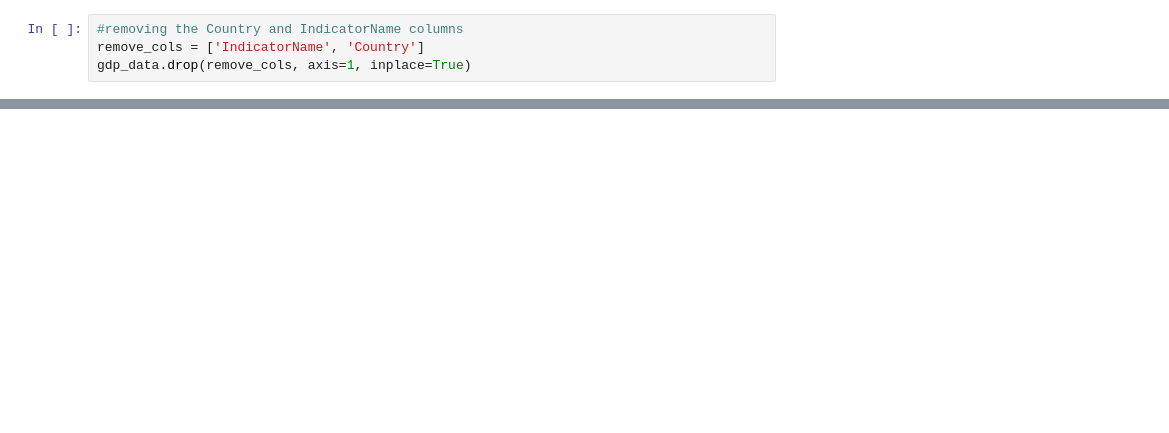
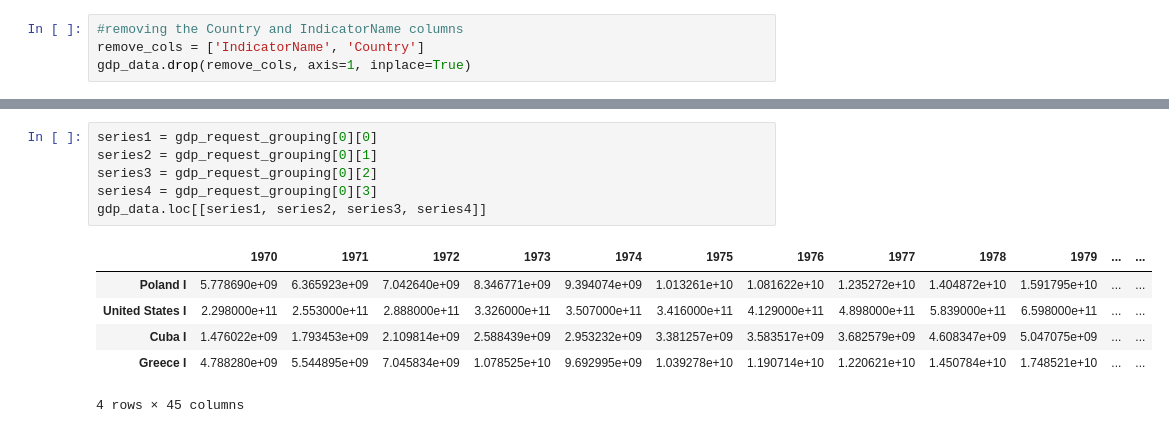
Before and after one commit to Astayonix/ml, a Jupyter notebook: gdp_data.ipynb, the cells around one changed output, grey strips where cells are left out. Saved outputs shown, nothing was run; the diff lists cells and outputs as text; blank space fills up the shorter version.

```diff
--- a/gdp_data.ipynb
+++ b/gdp_data.ipynb
@@ -129,0 +130,13 @@ print gdp_request_grouping
+# %%
+series1 = gdp_request_grouping[0][0]
+series2 = gdp_request_grouping[0][1]
+series3 = gdp_request_grouping[0][2]
+series4 = gdp_request_grouping[0][3]
+gdp_data.loc[[series1, series2, series3, series4]]
+# %% [output]
+|  | 1970 | 1971 | 1972 | 1973 | 1974 | 1975 | 1976 | 1977 | 1978 | 1979 | ... | ... |
+| Poland I | 5.778690e+09 | 6.365923e+09 | 7.042640e+09 | 8.346771e+09 | 9.394074e+09 | 1.013261e+10 | 1.081622e+10 | 1.235272e+10 | 1.404872e+10 | 1.591795e+10 | ... | ... |
+| United States I | 2.298000e+11 | 2.553000e+11 | 2.888000e+11 | 3.326000e+11 | 3.507000e+11 | 3.416000e+11 | 4.129000e+11 | 4.898000e+11 | 5.839000e+11 | 6.598000e+11 | ... | ... |
+| Cuba I | 1.476022e+09 | 1.793453e+09 | 2.109814e+09 | 2.588439e+09 | 2.953232e+09 | 3.381257e+09 | 3.583517e+09 | 3.682579e+09 | 4.608347e+09 | 5.047075e+09 | ... | ... |
+| Greece I | 4.788280e+09 | 5.544895e+09 | 7.045834e+09 | 1.078525e+10 | 9.692995e+09 | 1.039278e+10 | 1.190714e+10 | 1.220621e+10 | 1.450784e+10 | 1.748521e+10 | ... | ... |
+4 rows × 45 columns
```
Also changed, not shown: parts of 6 cells of this notebook, 1 other file.
